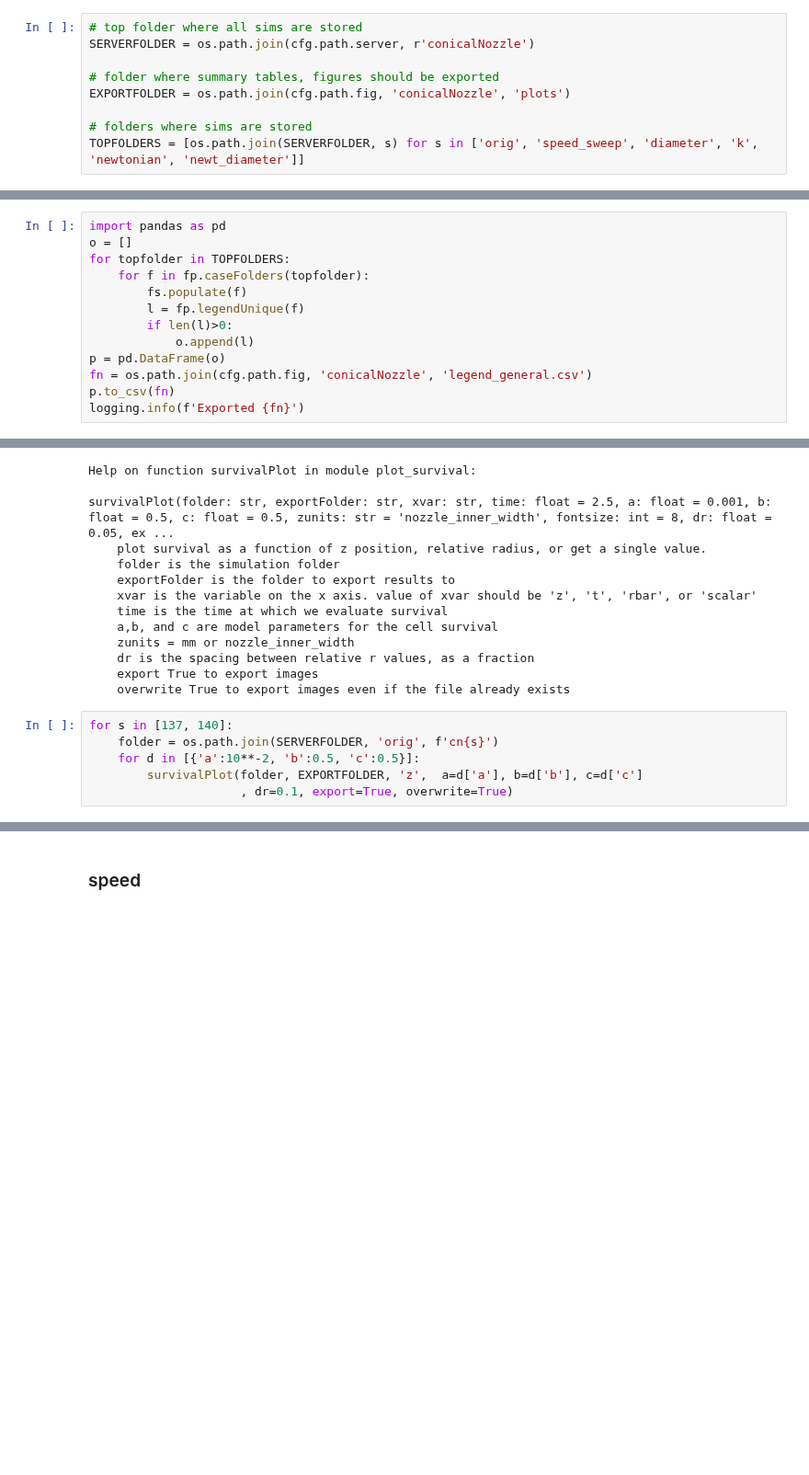
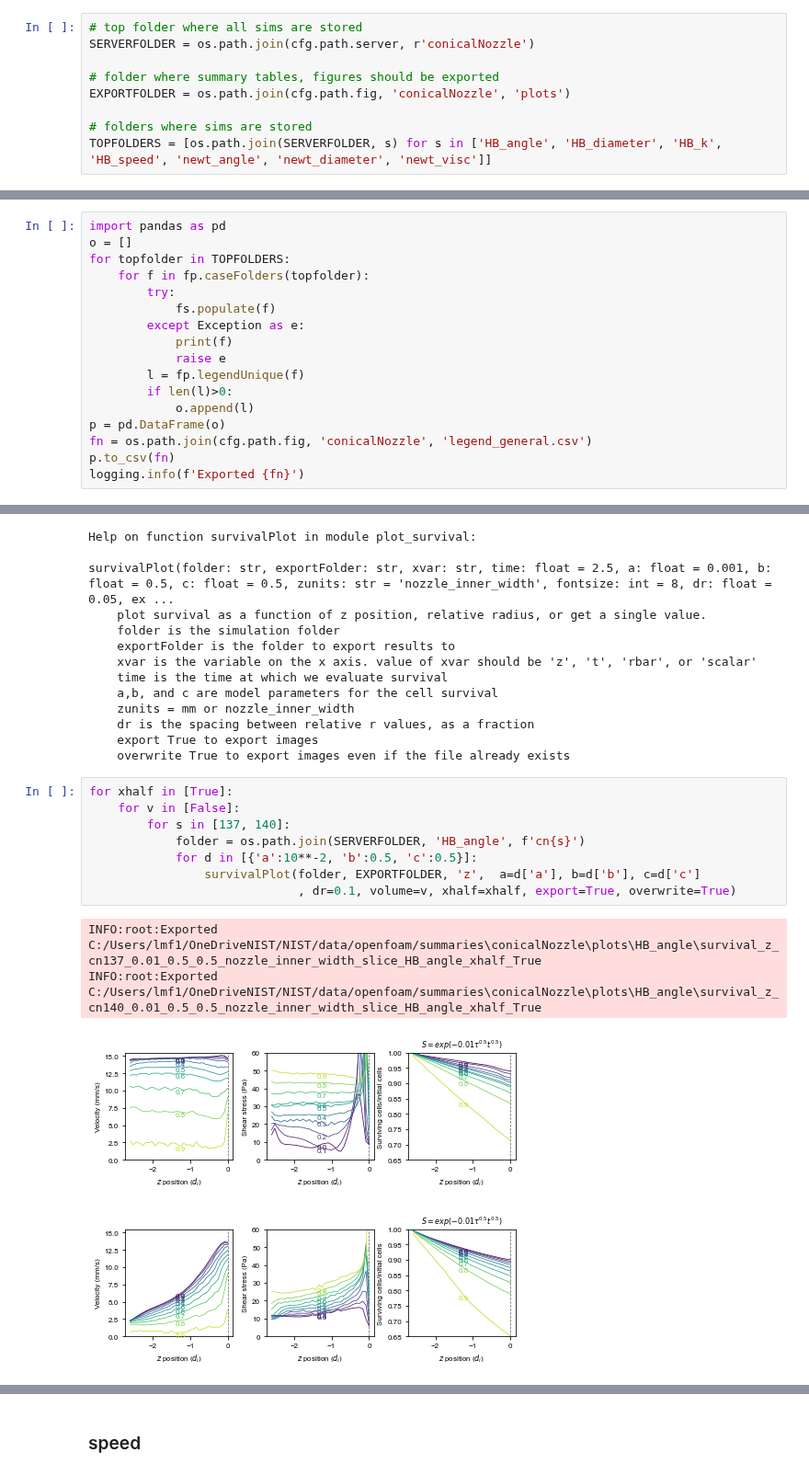
Before and after one commit to usnistgov/openfoamEmbedded3DP, a Jupyter notebook: jupyter_notebooks/interfacemetrics_conicalNozzle.ipynb, the cells around one changed output, grey strips where cells are left out. Shown at 92% size. Saved outputs shown, nothing was run; the diff lists cells and outputs as text; blank space fills up the shorter version.

Commit message:
update plotting tools

```diff
--- a/jupyter_notebooks/interfacemetrics_conicalNozzle.ipynb
+++ b/jupyter_notebooks/interfacemetrics_conicalNozzle.ipynb
@@ -23,7 +23,7 @@ SERVERFOLDER = os.path.join(cfg.path.server, r'conicalNozzle')
 EXPORTFOLDER = os.path.join(cfg.path.fig, 'conicalNozzle', 'plots')
 
 # folders where sims are stored
-TOPFOLDERS = [os.path.join(SERVERFOLDER, s) for s in ['orig', 'speed_sweep', 'diameter', 'k', 'newtonian', 'newt_diameter']]
+TOPFOLDERS = [os.path.join(SERVERFOLDER, s) for s in ['HB_angle', 'HB_diameter', 'HB_k', 'HB_speed', 'newt_angle', 'newt_diameter', 'newt_visc']]
 # %% [markdown]
 # Generating Files
 # %% [markdown]
@@ -33,7 +33,11 @@ import pandas as pd
 o = []
 for topfolder in TOPFOLDERS:
     for f in fp.caseFolders(topfolder):
-        fs.populate(f)
+        try:
+            fs.populate(f)
+        except Exception as e:
+            print(f)
+            raise e
         l = fp.legendUnique(f)
         if len(l)>0:
             o.append(l)
@@ -134,9 +138,16 @@ survivalPlot(folder: str, exportFolder: str, xvar: str, time: float = 2.5, a: fl
     export True to export images
     overwrite True to export images even if the file already exists
 # %%
-for s in [137, 140]:
-    folder = os.path.join(SERVERFOLDER, 'orig', f'cn{s}')
-    for d in [{'a':10**-2, 'b':0.5, 'c':0.5}]:
-        survivalPlot(folder, EXPORTFOLDER, 'z',  a=d['a'], b=d['b'], c=d['c']
-                     , dr=0.1, export=True, overwrite=True)
+for xhalf in [True]:
+    for v in [False]:
+        for s in [137, 140]:
+            folder = os.path.join(SERVERFOLDER, 'HB_angle', f'cn{s}')
+            for d in [{'a':10**-2, 'b':0.5, 'c':0.5}]:
+                survivalPlot(folder, EXPORTFOLDER, 'z',  a=d['a'], b=d['b'], c=d['c']
+                             , dr=0.1, volume=v, xhalf=xhalf, export=True, overwrite=True)
+# %% [output]
+INFO:root:Exported C:/Users/lmf1/OneDriveNIST/NIST/data/openfoam/summaries\conicalNozzle\plots\HB_angle\survival_z_cn137_0.01_0.5_0.5_nozzle_inner_width_slice_HB_angle_xhalf_True
+INFO:root:Exported C:/Users/lmf1/OneDriveNIST/NIST/data/openfoam/summaries\conicalNozzle\plots\HB_angle\survival_z_cn140_0.01_0.5_0.5_nozzle_inner_width_slice_HB_angle_xhalf_True
+[figure, added]
+[figure, added]
 # %%
```
Also changed, not shown: parts of 47 cells of this notebook, 9 other files.
